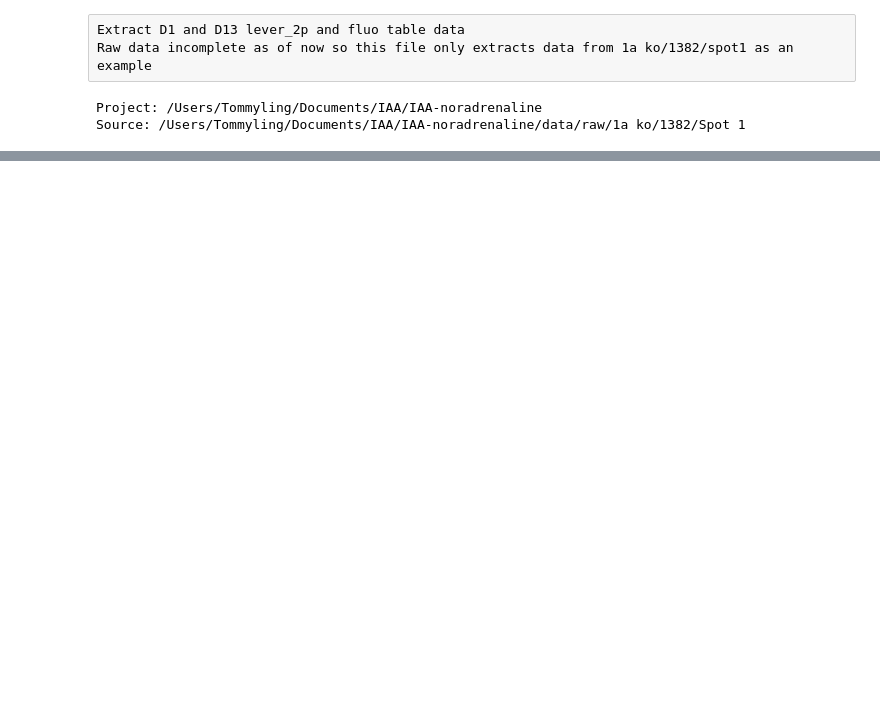
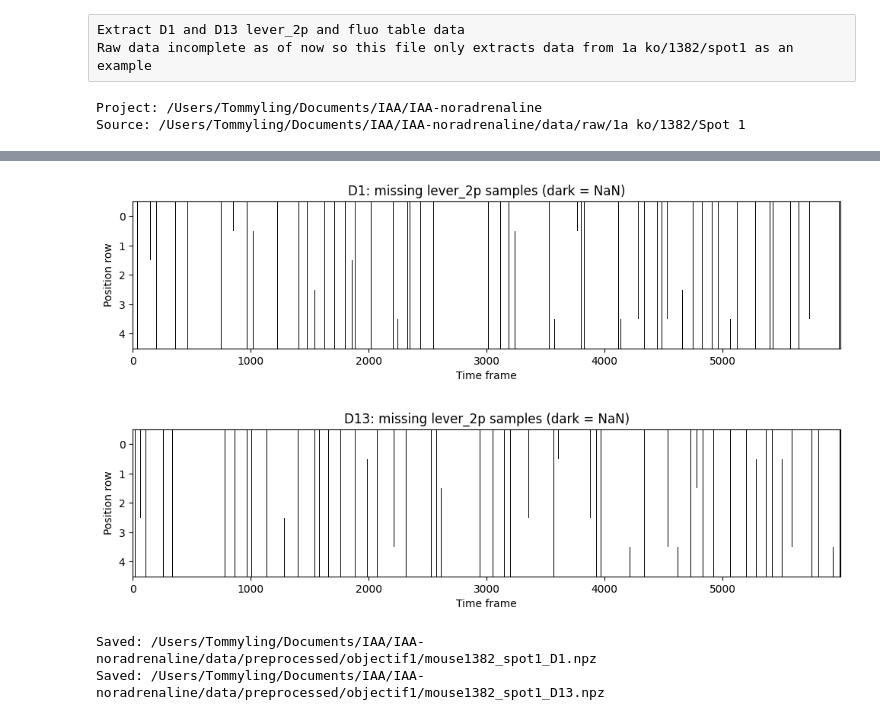
Before and after one commit to tommyling90/IAA-Noradrenaline, a Jupyter notebook: notebooks/extract_data_obj_1.ipynb, the cells around one changed output, grey strips where cells are left out. Saved outputs shown, nothing was run; the diff lists cells and outputs as text; code cells hidden in the pictures; blank space fills up the shorter version.

Commit message:
pre-processing and data

```diff
--- a/notebooks/extract_data_obj_1.ipynb
+++ b/notebooks/extract_data_obj_1.ipynb
@@ -94,3 +100,24 @@ D13 lever_2p NaNs by position: [782 777 780 779 777]
   560.34177215 567.19230769 545.5443038  544.66666667 544.79746835]
  [538.01923077 538.24050633 538.20512821 538.75949367 539.
   567.98734177 561.05128205 545.07594937 544.40506329 544.98717949]]
+# %%
+for day, s in sessions.items():
+    fig, ax = plt.subplots(figsize=(12, 2.5))
+    ax.imshow(np.isnan(s["lever_2p"]), aspect="auto", interpolation="nearest", cmap="gray_r")
+    ax.set(title=f"D{day}: missing lever_2p samples (dark = NaN)", xlabel="Time frame", ylabel="Position row")
+    ax.set_yticks(range(s["lever_2p"].shape[0]))
+    plt.show()
+# %% [output]
+[figure, added]
+[figure, added]
+# %%
+SAVE = True  # Change to True after checking the diagnostics
+if SAVE:
+    OUTPUT_DIR.mkdir(parents=True, exist_ok=True)
+    for day, s in sessions.items():
+        out = OUTPUT_DIR / f"mouse1382_spot1_D{day}.npz"
+        np.savez_compressed(out, fluo=s["fluo"], lever_2p=s["lever_2p"])
+        print("Saved:", out)
+# %% [output]
+Saved: /Users/Tommyling/Documents/IAA/IAA-noradrenaline/data/preprocessed/objectif1/mouse1382_spot1_D1.npz
+Saved: /Users/Tommyling/Documents/IAA/IAA-noradrenaline/data/preprocessed/objectif1/mouse1382_spot1_D13.npz
```
Also changed, not shown: parts of 3 cells of this notebook, 8 other files.
